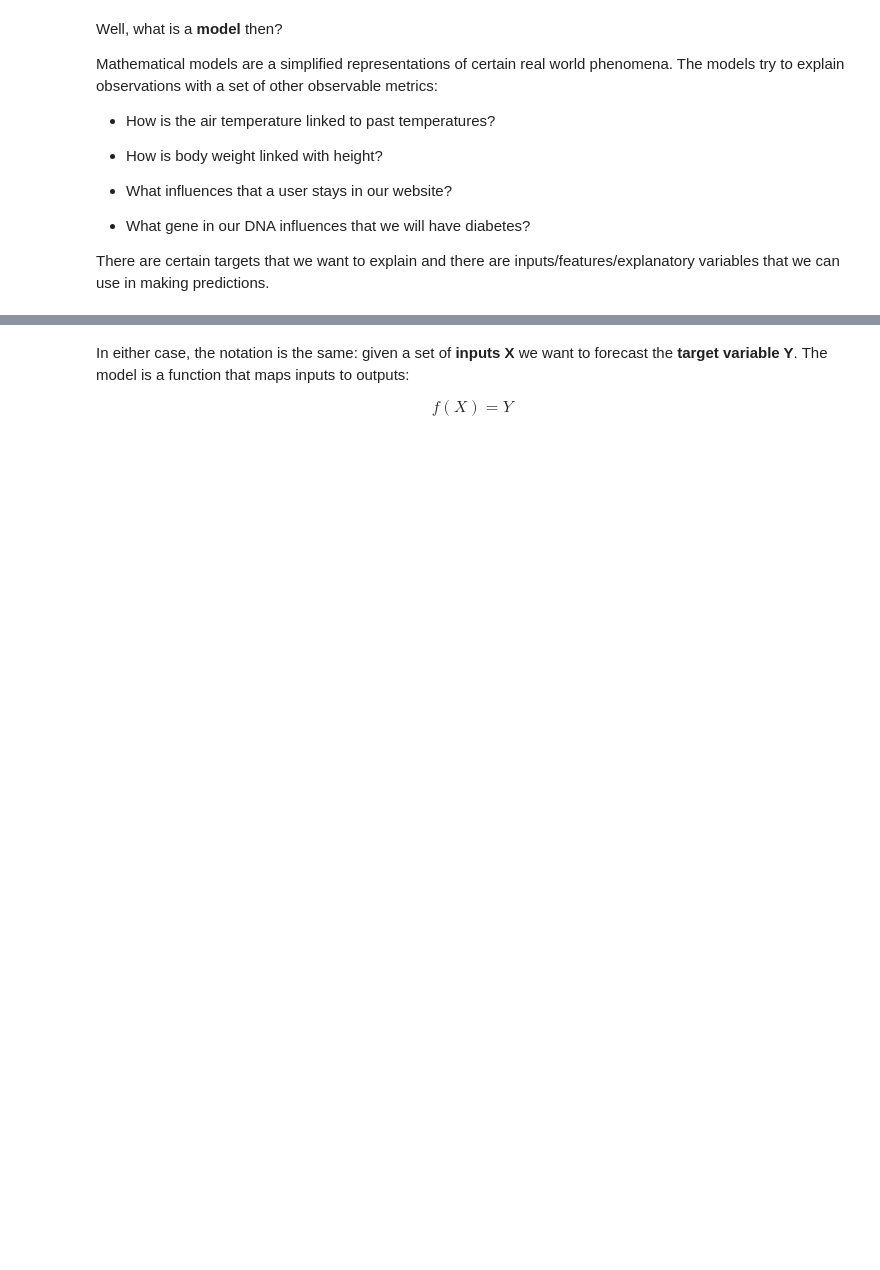
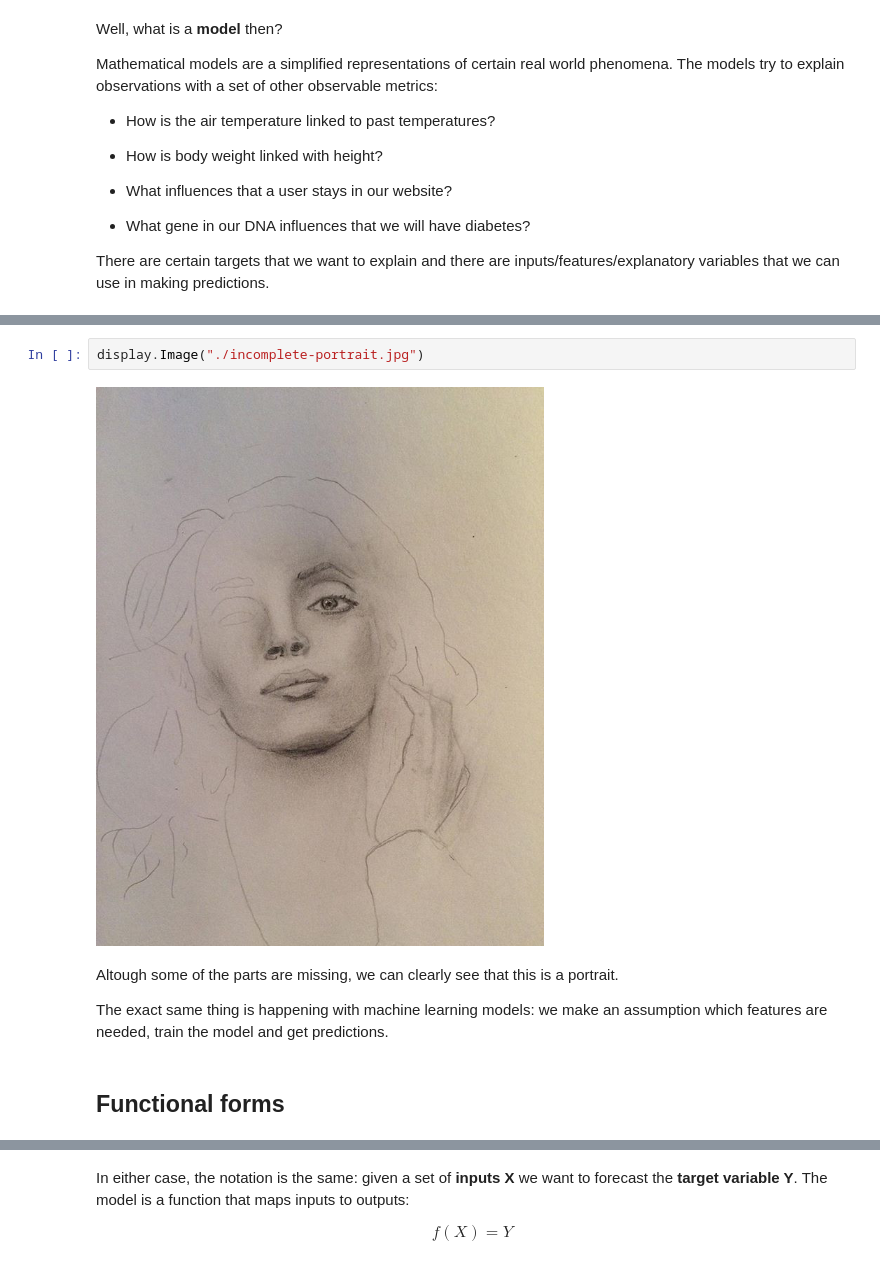
Before and after one commit to Eligijus112/book-ML-production, a Jupyter notebook: ML-book/ML-developers/ML-definitions.ipynb, the cells around one changed output, grey strips where cells are left out. Saved outputs shown, nothing was run; the diff lists cells and outputs as text; blank space fills up the shorter version.

Commit message:
Greatly expanded the ML for developers part of the book

```diff
--- a/ML-book/ML-developers/ML-definitions.ipynb
+++ b/ML-book/ML-developers/ML-definitions.ipynb
@@ -106,0 +125,10 @@ $$ temperature_{t} = \beta_{1} temperature_{t-1} + \beta_{2} humidity + \beta_{3
+# %%
+display.Image("./incomplete-portrait.jpg")
+# %% [output]
+[figure, added]
+# %% [markdown]
+Altough some of the parts are missing, we can clearly see that this is a portrait.
+
+The exact same thing is happening with machine learning models: we make an assumption which features are needed, train the model and get predictions.
+# %% [markdown]
+## Functional forms
```
Also changed, not shown: parts of 35 cells of this notebook, 5 other files.
